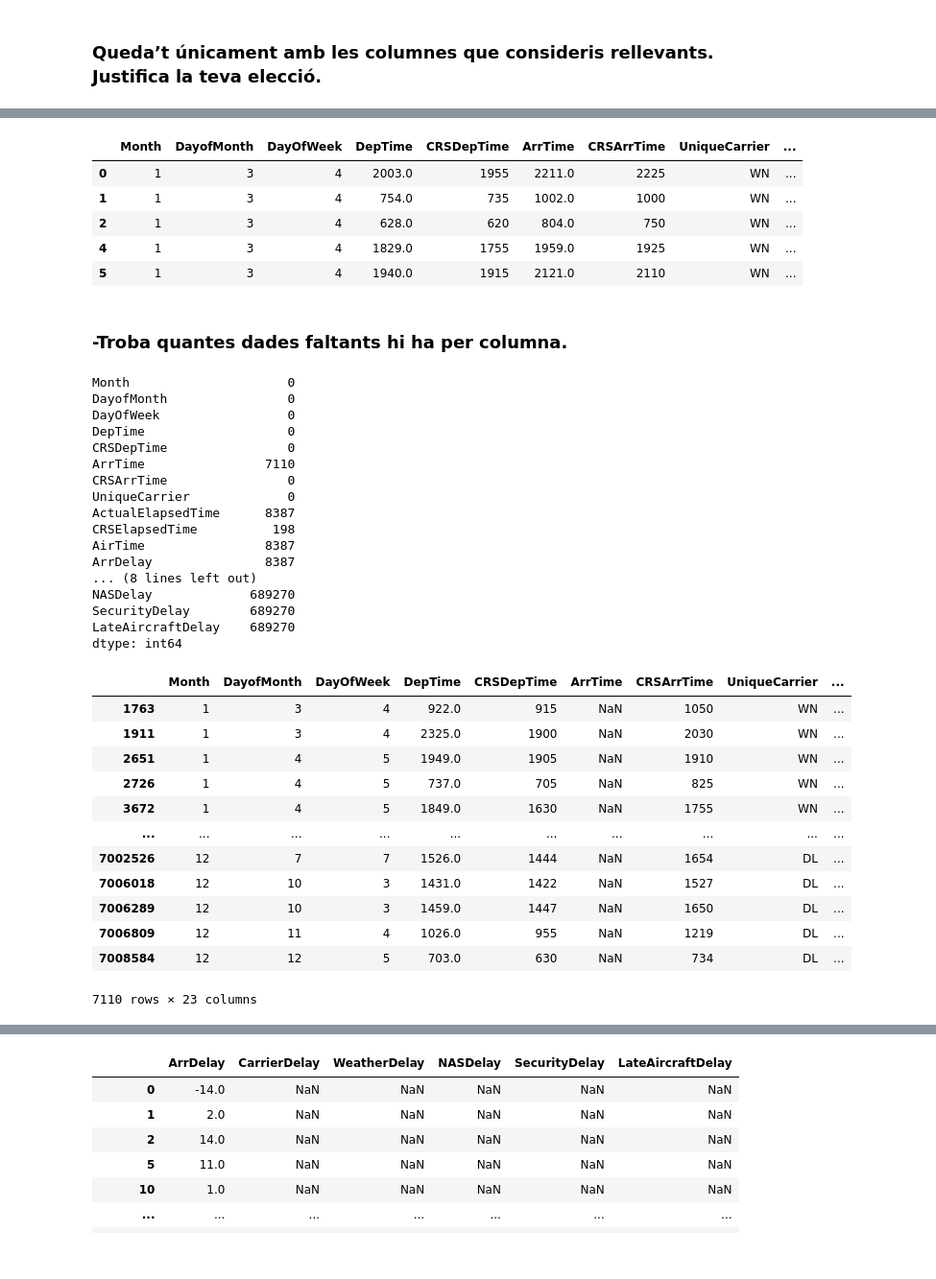
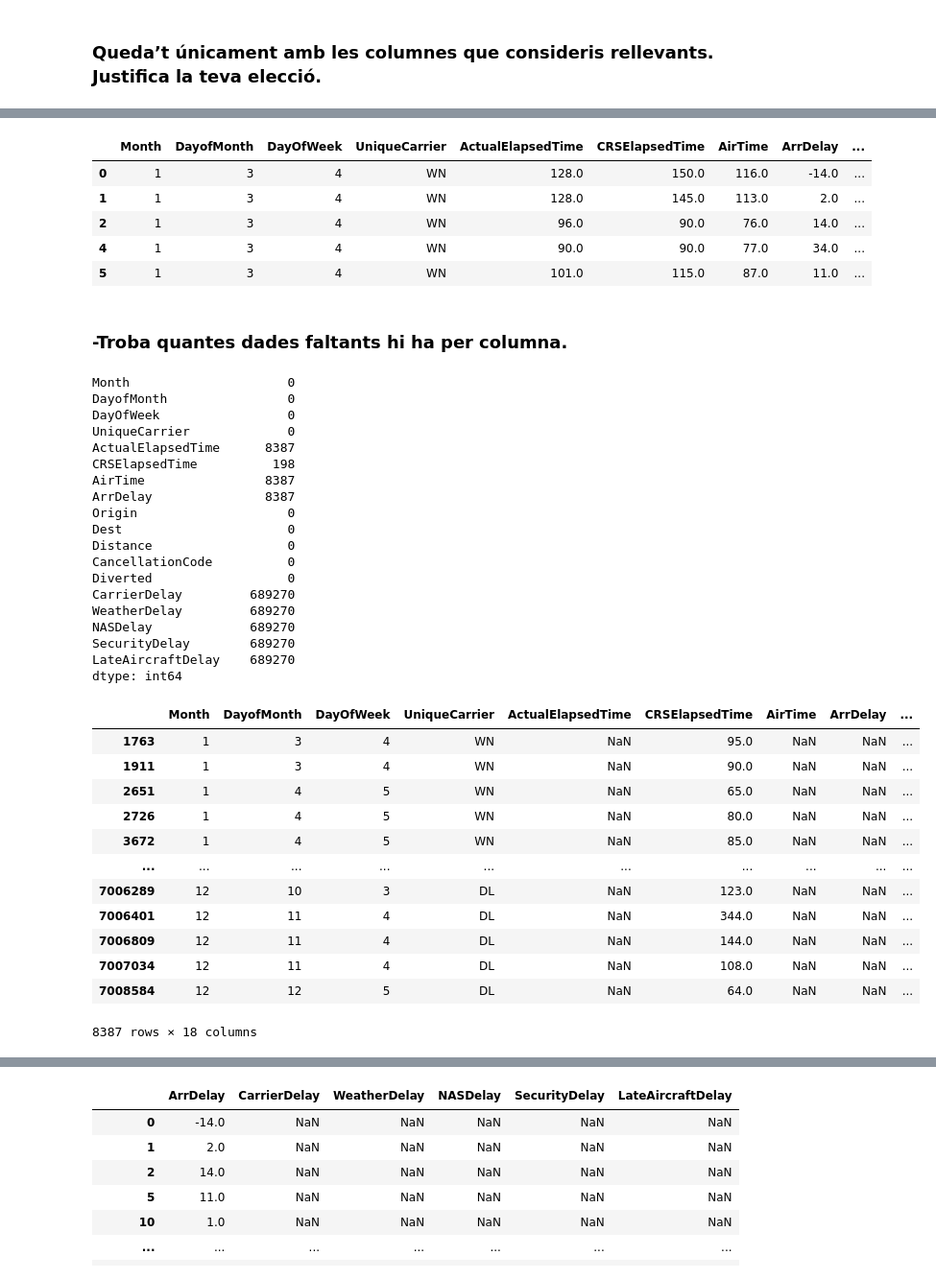
Before and after one commit to maribelseara/estructures_Dataframe, a Jupyter notebook: estructures_Dataframe.ipynb, the cells around one changed output, grey strips where cells are left out. Shown: that part at 96% size. Drawn from its saved outputs; the diff is of its cells as text; code cells hidden in the pictures.

```diff
--- a/estructures_Dataframe.ipynb
+++ b/estructures_Dataframe.ipynb
@@ -139,15 +121,15 @@ LateAircraftDelay: minuts d'enderreriment del vol per motiu de que l'avió va ar
 [Nota: Durant la neteja de NaN s'eliminaràn dues col·lumnes més (Diverted i Cancellationcode) ja que les necessitarem per a la neteja però no per l'anàlisis]
 # %%
 #Procedirem a la eliminació al Dataframe de les col·lumnes esmentades
-df = df.drop(['Year', 'DepTime', 'CRSDepTime', 'ArrTime','CRSArrTime', 'FlightNum', 'TailNum', 'ActualElapsedTime', 'CRSElapsedTime', 'DepDelay','TaxiIn', 'TaxiOut', 'Cancelled'], axis='columns')
+df = df.drop(['Year', 'DepTime', 'CRSDepTime', 'ArrTime','CRSArrTime', 'FlightNum', 'TailNum', 'DepDelay','TaxiIn', 'TaxiOut', 'Cancelled'], axis='columns')
 df.head()
 # %% [output]
-|  | Month | DayofMonth | DayOfWeek | DepTime | CRSDepTime | ArrTime | CRSArrTime | UniqueCarrier | ... |
-| 0 | 1 | 3 | 4 | 2003.0 | 1955 | 2211.0 | 2225 | WN | ... |
-| 1 | 1 | 3 | 4 | 754.0 | 735 | 1002.0 | 1000 | WN | ... |
-| 2 | 1 | 3 | 4 | 628.0 | 620 | 804.0 | 750 | WN | ... |
-| 4 | 1 | 3 | 4 | 1829.0 | 1755 | 1959.0 | 1925 | WN | ... |
-| 5 | 1 | 3 | 4 | 1940.0 | 1915 | 2121.0 | 2110 | WN | ... |
+|  | Month | DayofMonth | DayOfWeek | UniqueCarrier | ActualElapsedTime | CRSElapsedTime | AirTime | ArrDelay | ... |
+| 0 | 1 | 3 | 4 | WN | 128.0 | 150.0 | 116.0 | -14.0 | ... |
+| 1 | 1 | 3 | 4 | WN | 128.0 | 145.0 | 113.0 | 2.0 | ... |
+| 2 | 1 | 3 | 4 | WN | 96.0 | 90.0 | 76.0 | 14.0 | ... |
+| 4 | 1 | 3 | 4 | WN | 90.0 | 90.0 | 77.0 | 34.0 | ... |
+| 5 | 1 | 3 | 4 | WN | 101.0 | 115.0 | 87.0 | 11.0 | ... |
 # %% [markdown]
 ### -Troba quantes dades faltants hi ha per columna.
 # %%
@@ -158,36 +140,38 @@ df.isna().sum()
 Month                     0
 DayofMonth                0
 DayOfWeek                 0
-DepTime                   0
-CRSDepTime                0
-ArrTime                7110
-CRSArrTime                0
 UniqueCarrier             0
 ActualElapsedTime      8387
 CRSElapsedTime          198
 AirTime                8387
 ArrDelay               8387
-... (8 lines left out)
+Origin                    0
+Dest                      0
+Distance                  0
+CancellationCode          0
+Diverted                  0
+CarrierDelay         689270
+WeatherDelay         689270
 NASDelay             689270
 SecurityDelay        689270
 LateAircraftDelay    689270
 dtype: int64
 # %%
-df[df['ArrTime'].isna()]
+df[df['AirTime'].isna()]
 # %% [output]
-|  | Month | DayofMonth | DayOfWeek | DepTime | CRSDepTime | ArrTime | CRSArrTime | UniqueCarrier | ... |
-| 1763 | 1 | 3 | 4 | 922.0 | 915 | NaN | 1050 | WN | ... |
-| 1911 | 1 | 3 | 4 | 2325.0 | 1900 | NaN | 2030 | WN | ... |
-| 2651 | 1 | 4 | 5 | 1949.0 | 1905 | NaN | 1910 | WN | ... |
-| 2726 | 1 | 4 | 5 | 737.0 | 705 | NaN | 825 | WN | ... |
-| 3672 | 1 | 4 | 5 | 1849.0 | 1630 | NaN | 1755 | WN | ... |
+|  | Month | DayofMonth | DayOfWeek | UniqueCarrier | ActualElapsedTime | CRSElapsedTime | AirTime | ArrDelay | ... |
+| 1763 | 1 | 3 | 4 | WN | NaN | 95.0 | NaN | NaN | ... |
+| 1911 | 1 | 3 | 4 | WN | NaN | 90.0 | NaN | NaN | ... |
+| 2651 | 1 | 4 | 5 | WN | NaN | 65.0 | NaN | NaN | ... |
+| 2726 | 1 | 4 | 5 | WN | NaN | 80.0 | NaN | NaN | ... |
+| 3672 | 1 | 4 | 5 | WN | NaN | 85.0 | NaN | NaN | ... |
 | ... | ... | ... | ... | ... | ... | ... | ... | ... | ... |
-| 7002526 | 12 | 7 | 7 | 1526.0 | 1444 | NaN | 1654 | DL | ... |
-| 7006018 | 12 | 10 | 3 | 1431.0 | 1422 | NaN | 1527 | DL | ... |
-| 7006289 | 12 | 10 | 3 | 1459.0 | 1447 | NaN | 1650 | DL | ... |
-| 7006809 | 12 | 11 | 4 | 1026.0 | 955 | NaN | 1219 | DL | ... |
-| 7008584 | 12 | 12 | 5 | 703.0 | 630 | NaN | 734 | DL | ... |
+| 7006289 | 12 | 10 | 3 | DL | NaN | 123.0 | NaN | NaN | ... |
+| 7006401 | 12 | 11 | 4 | DL | NaN | 344.0 | NaN | NaN | ... |
+| 7006809 | 12 | 11 | 4 | DL | NaN | 144.0 | NaN | NaN | ... |
+| 7007034 | 12 | 11 | 4 | DL | NaN | 108.0 | NaN | NaN | ... |
+| 7008584 | 12 | 12 | 5 | DL | NaN | 64.0 | NaN | NaN | ... |
-7110 rows × 23 columns
+8387 rows × 18 columns
 # %%
 #Observem que una part dels vols que no tenen hora d'arribada han estat desviats. Aquest tipus de registres no ens serveixen
 # pel nostre anàlisi, ja que tampoc tenim dades del retràs d'arribada ja que no hi ha hora prevista per arribar a un aeroport diferent.
```
Also changed, not shown: parts of 31 cells of this notebook, 2 other files.
